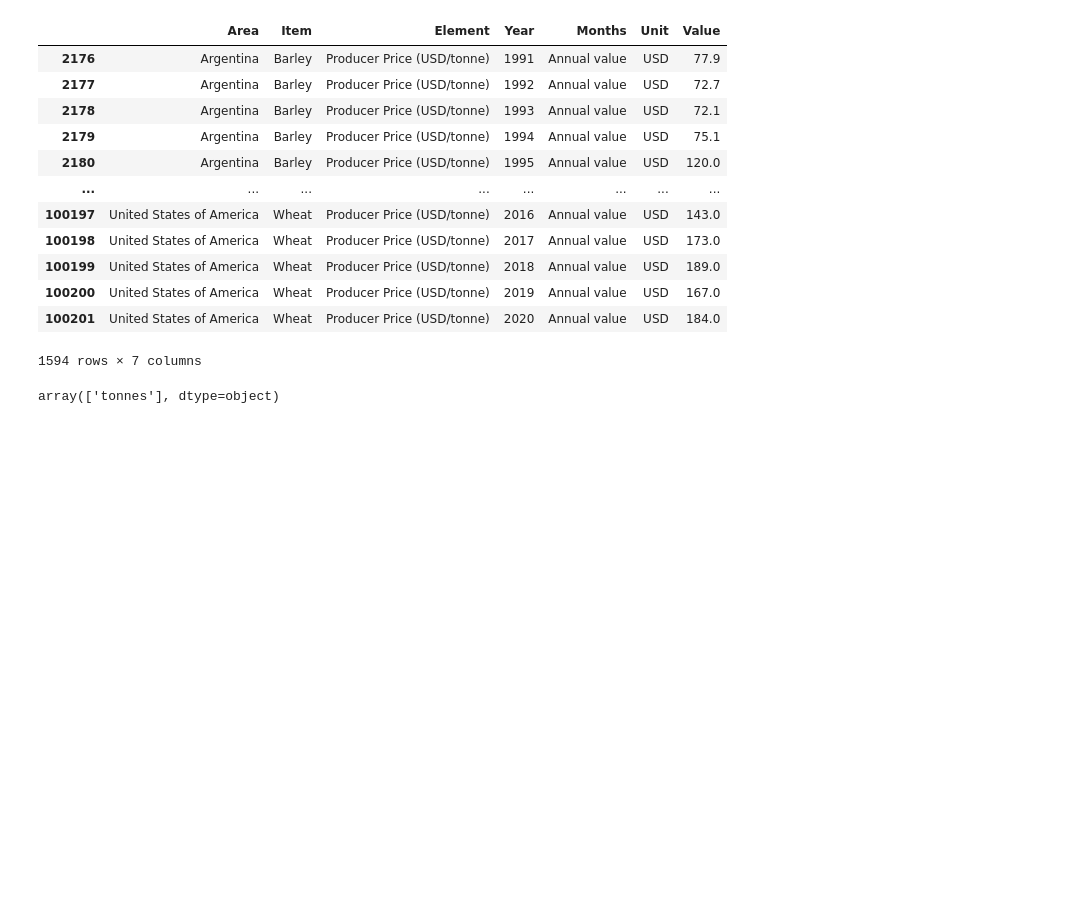
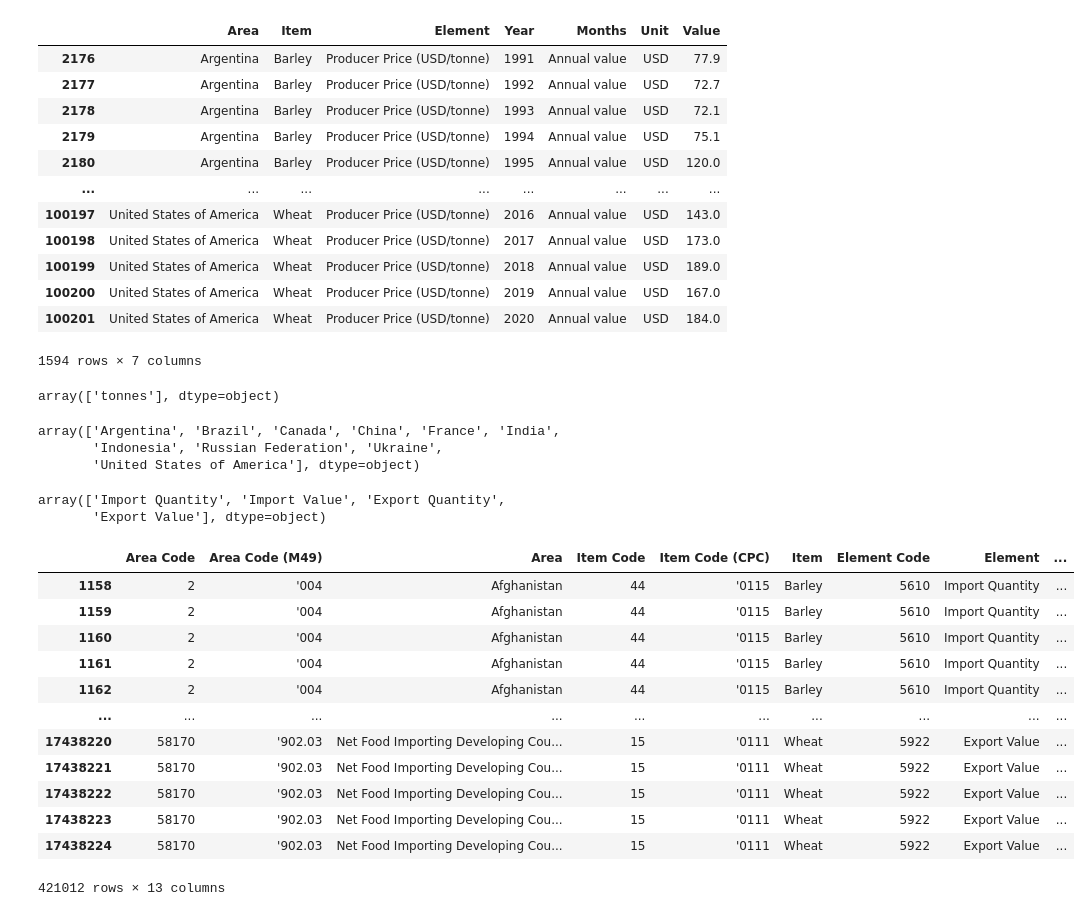
Before and after one commit to Pahegon/Final_Project, a Jupyter notebook: Untitled.ipynb, the cells around one changed output. Saved outputs shown, nothing was run; the diff lists cells and outputs as text; code cells hidden in the pictures; blank space fills up the shorter version.

```diff
--- a/Untitled.ipynb
+++ b/Untitled.ipynb
@@ -581,3 +581,33 @@ prod = pd.read_csv('FAO_csv/production.csv')
 prod.Unit.unique()
 # %% [output]
 array(['tonnes'], dtype=object)
+# %%
+exp_q = pd.read_csv('FAO_csv/trade_crops/Export_qty.csv')
+exp_q.area.unique()
+# %% [output]
+array(['Argentina', 'Brazil', 'Canada', 'China', 'France', 'India',
+       'Indonesia', 'Russian Federation', 'Ukraine',
+       'United States of America'], dtype=object)
+# %%
+exp_v = pd.read_csv('FAO_csv/trade_crops/Trade_CropsLivestock_E_All_Data_(Normalized).csv', encoding= 'unicode_escape')
+exp_v.Element.unique()
+# %% [output]
+array(['Import Quantity', 'Import Value', 'Export Quantity',
+       'Export Value'], dtype=object)
+# %%
+exp_v = exp_v.loc[exp_v['Item'].isin(['Barley', 'Maize (corn)', 'Millet', 'Rice', 'Wheat', 'Oats', 'Rye', 'Sorghum', 'Soya beans', 'Quinoa'])]
+exp_v
+# %% [output]
+|  | Area Code | Area Code (M49) | Area | Item Code | Item Code (CPC) | Item | Element Code | Element | ... |
+| 1158 | 2 | '004 | Afghanistan | 44 | '0115 | Barley | 5610 | Import Quantity | ... |
+| 1159 | 2 | '004 | Afghanistan | 44 | '0115 | Barley | 5610 | Import Quantity | ... |
+| 1160 | 2 | '004 | Afghanistan | 44 | '0115 | Barley | 5610 | Import Quantity | ... |
+| 1161 | 2 | '004 | Afghanistan | 44 | '0115 | Barley | 5610 | Import Quantity | ... |
+| 1162 | 2 | '004 | Afghanistan | 44 | '0115 | Barley | 5610 | Import Quantity | ... |
+| ... | ... | ... | ... | ... | ... | ... | ... | ... | ... |
+| 17438220 | 58170 | '902.03 | Net Food Importing Developing Cou... | 15 | '0111 | Wheat | 5922 | Export Value | ... |
+| 17438221 | 58170 | '902.03 | Net Food Importing Developing Cou... | 15 | '0111 | Wheat | 5922 | Export Value | ... |
+| 17438222 | 58170 | '902.03 | Net Food Importing Developing Cou... | 15 | '0111 | Wheat | 5922 | Export Value | ... |
+| 17438223 | 58170 | '902.03 | Net Food Importing Developing Cou... | 15 | '0111 | Wheat | 5922 | Export Value | ... |
+| 17438224 | 58170 | '902.03 | Net Food Importing Developing Cou... | 15 | '0111 | Wheat | 5922 | Export Value | ... |
+421012 rows × 13 columns
```
Also changed, not shown: parts of 16 cells of this notebook, 17 other files.
